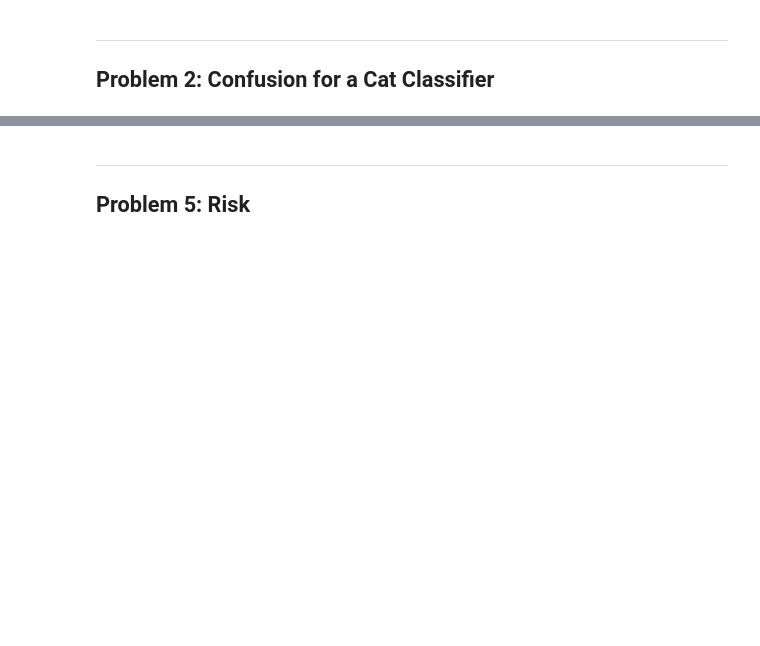
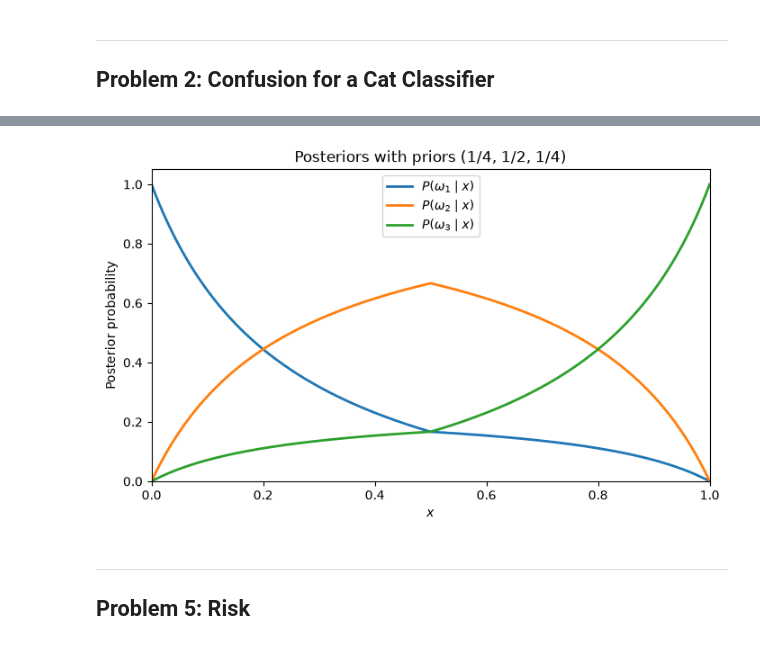
Before and after one commit to ajradka/CSCI6032_26F_MachineLearning, a Jupyter notebook: hw5/CSCI6032_hw5.ipynb, the cells around one changed output, grey strips where cells are left out. Drawn from its saved outputs; the diff is of its cells as text; code cells hidden in the pictures; blank space fills up the shorter version.

```diff
--- a/hw5/CSCI6032_hw5.ipynb
+++ b/hw5/CSCI6032_hw5.ipynb
@@ -181,3 +336,29 @@ $$
+# %%
+#4b
+import numpy as np
+import matplotlib.pyplot as plt
+
+x = np.linspace(0, 1, 1000)
+left = x <= 0.5
+
+P1 = np.where(left, (1 - x) / (1 + 4*x), (1 - x) / (5 - 4*x))
+P2 = np.where(left, 4*x / (1 + 4*x), (4 - 4*x) / (5 - 4*x))
+P3 = np.where(left, x / (1 + 4*x), x / (5 - 4*x))
+
+fig, ax = plt.subplots(figsize=(8, 4.5))
+ax.plot(x, P1, label=r'$P(\omega_1 \mid x)$', linewidth=2)
+ax.plot(x, P2, label=r'$P(\omega_2 \mid x)$', linewidth=2)
+ax.plot(x, P3, label=r'$P(\omega_3 \mid x)$', linewidth=2)
+
+ax.set_xlim(0, 1)
+ax.set_ylim(0, 1.05)
+ax.set_xlabel('$x$')
+ax.set_ylabel('Posterior probability')
+ax.set_title('Posteriors with priors (1/4, 1/2, 1/4)')
+ax.legend()
+plt.show()
+# %% [output]
+[figure, added]
 # %% [markdown]
 ---
 ## Problem 5: Risk
```
Also changed, not shown: parts of 22 cells of this notebook.
